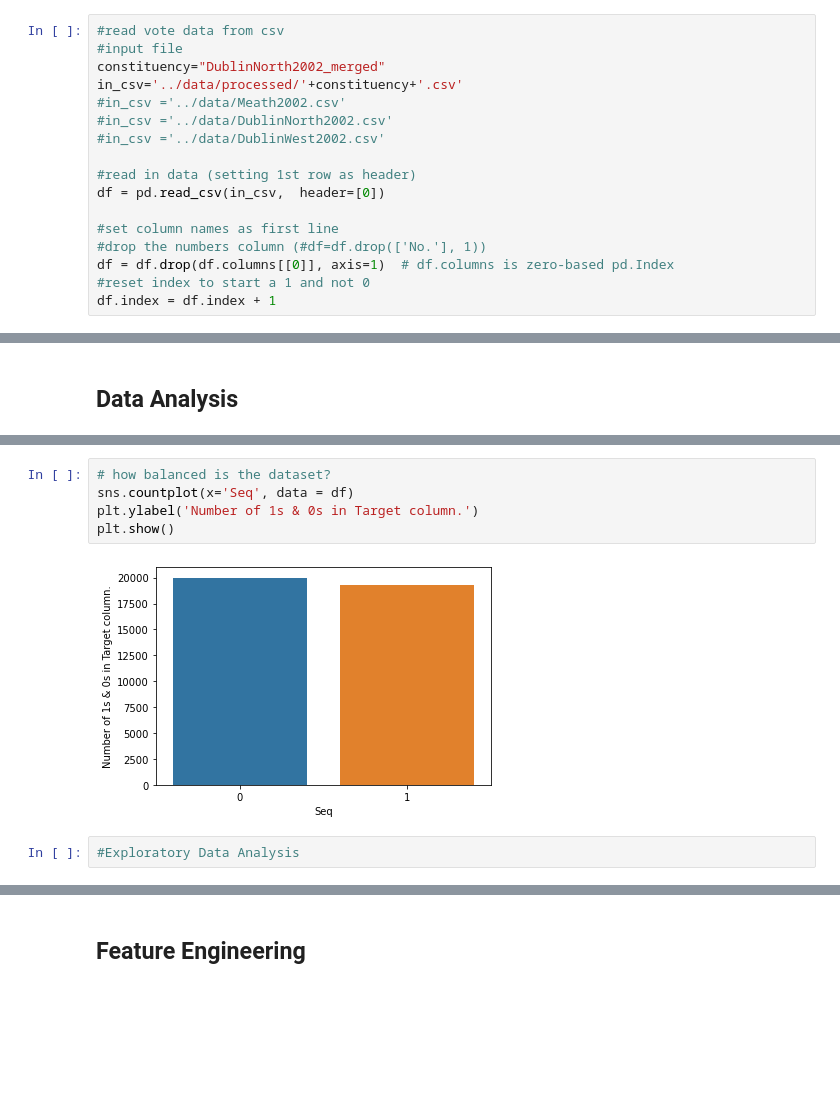
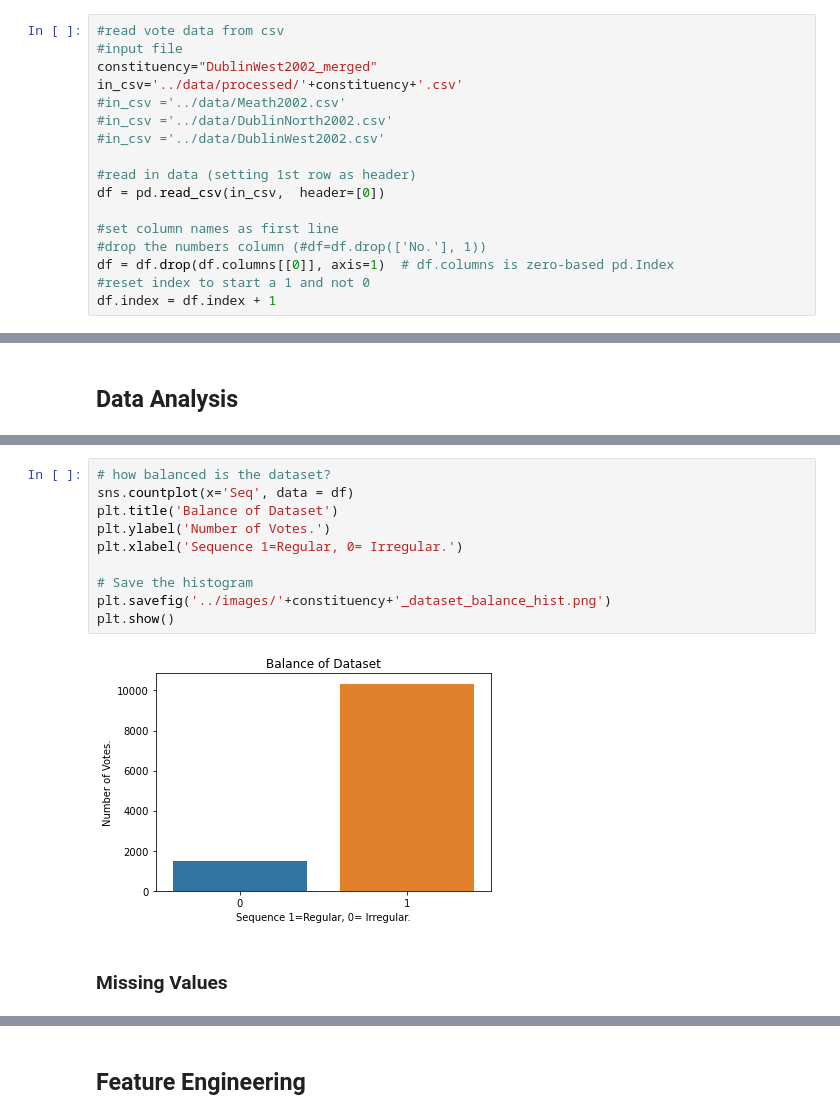
Before and after one commit to conorgilmer/STV-Ballot-as-a-signature, a Jupyter notebook: python/MLElectionData.ipynb, the cells around one changed output, grey strips where cells are left out. Saved outputs shown, nothing was run; the diff lists cells and outputs as text; blank space fills up the shorter version.

```diff
--- a/python/MLElectionData.ipynb
+++ b/python/MLElectionData.ipynb
@@ -18,7 +49,7 @@ from sklearn import model_selection, preprocessing, feature_selection, ensemble,
 # %%
 #read vote data from csv
 #input file
-constituency="DublinNorth2002_merged"
+constituency="DublinWest2002_merged"
 in_csv='../data/processed/'+constituency+'.csv'
 #in_csv ='../data/Meath2002.csv'
 #in_csv ='../data/DublinNorth2002.csv'
@@ -86,9 +120,14 @@ memory usage: 4.8 MB
 # %%
 # how balanced is the dataset?
 sns.countplot(x='Seq', data = df)
-plt.ylabel('Number of 1s & 0s in Target column.')
+plt.title('Balance of Dataset')
+plt.ylabel('Number of Votes.')
+plt.xlabel('Sequence 1=Regular, 0= Irregular.')
+
+# Save the histogram
+plt.savefig('../images/'+constituency+'_dataset_balance_hist.png')
 plt.show()
 # %% [output]
-[figure, old version]
+[figure, new version]
-# %%
-#Exploratory Data Analysis
+# %% [markdown]
+### Missing Values
```
Also changed, not shown: parts of 49 cells of this notebook.
